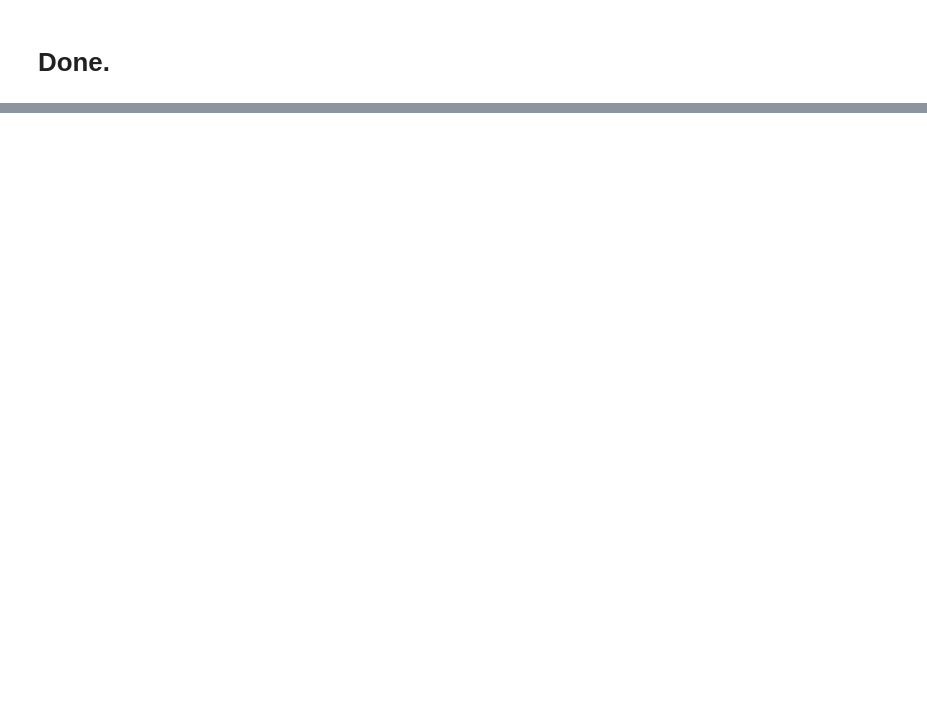
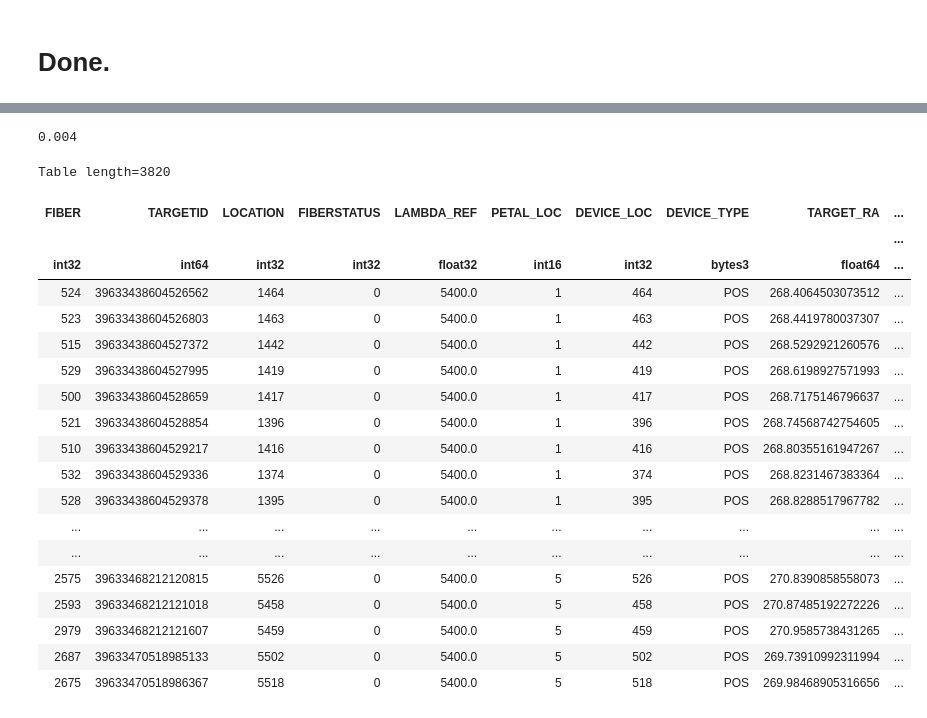
Before and after one commit to michaelJwilson/S4Mock, a Jupyter notebook: fatile_plot.ipynb, the cells around one changed output, grey strips where cells are left out. Saved outputs shown, nothing was run; the diff lists cells and outputs as text; code cells hidden in the pictures; blank space fills up the shorter version.

```diff
--- a/fatile_plot.ipynb
+++ b/fatile_plot.ipynb
@@ -354,0 +645,32 @@ Requested fieldrot=-1107.2 arcsec delta=-0.0 arcsec
+# %%
+secondary = _fba[(_fba['SV3_SCND_TARGET']>0)]
+secondary = secondary['LOCATION']
+
+secondary = np.isin(fp['LOCATION'],secondary)
+
+np.mean(secondary)
+# %% [output]
+0.004
+# %%
+fba
+# %% [output]
+Table length=3820
+| FIBER | TARGETID | LOCATION | FIBERSTATUS | LAMBDA_REF | PETAL_LOC | DEVICE_LOC | DEVICE_TYPE | TARGET_RA | ... |
+|  |  |  |  |  |  |  |  |  | ... |
+| int32 | int64 | int32 | int32 | float32 | int16 | int32 | bytes3 | float64 | ... |
+| 524 | 39633438604526562 | 1464 | 0 | 5400.0 | 1 | 464 | POS | 268.4064503073512 | ... |
+| 523 | 39633438604526803 | 1463 | 0 | 5400.0 | 1 | 463 | POS | 268.4419780037307 | ... |
+| 515 | 39633438604527372 | 1442 | 0 | 5400.0 | 1 | 442 | POS | 268.5292921260576 | ... |
+| 529 | 39633438604527995 | 1419 | 0 | 5400.0 | 1 | 419 | POS | 268.6198927571993 | ... |
+| 500 | 39633438604528659 | 1417 | 0 | 5400.0 | 1 | 417 | POS | 268.7175146796637 | ... |
+| 521 | 39633438604528854 | 1396 | 0 | 5400.0 | 1 | 396 | POS | 268.74568742754605 | ... |
+| 510 | 39633438604529217 | 1416 | 0 | 5400.0 | 1 | 416 | POS | 268.80355161947267 | ... |
+| 532 | 39633438604529336 | 1374 | 0 | 5400.0 | 1 | 374 | POS | 268.8231467383364 | ... |
+| 528 | 39633438604529378 | 1395 | 0 | 5400.0 | 1 | 395 | POS | 268.8288517967782 | ... |
+| ... | ... | ... | ... | ... | ... | ... | ... | ... | ... |
+| ... | ... | ... | ... | ... | ... | ... | ... | ... | ... |
+| 2575 | 39633468212120815 | 5526 | 0 | 5400.0 | 5 | 526 | POS | 270.8390858558073 | ... |
+| 2593 | 39633468212121018 | 5458 | 0 | 5400.0 | 5 | 458 | POS | 270.87485192272226 | ... |
+| 2979 | 39633468212121607 | 5459 | 0 | 5400.0 | 5 | 459 | POS | 270.9585738431265 | ... |
+| 2687 | 39633470518985133 | 5502 | 0 | 5400.0 | 5 | 502 | POS | 269.73910992311994 | ... |
+| 2675 | 39633470518986367 | 5518 | 0 | 5400.0 | 5 | 518 | POS | 269.98468905316656 | ... |
```
Also changed, not shown: parts of 8 cells of this notebook.
